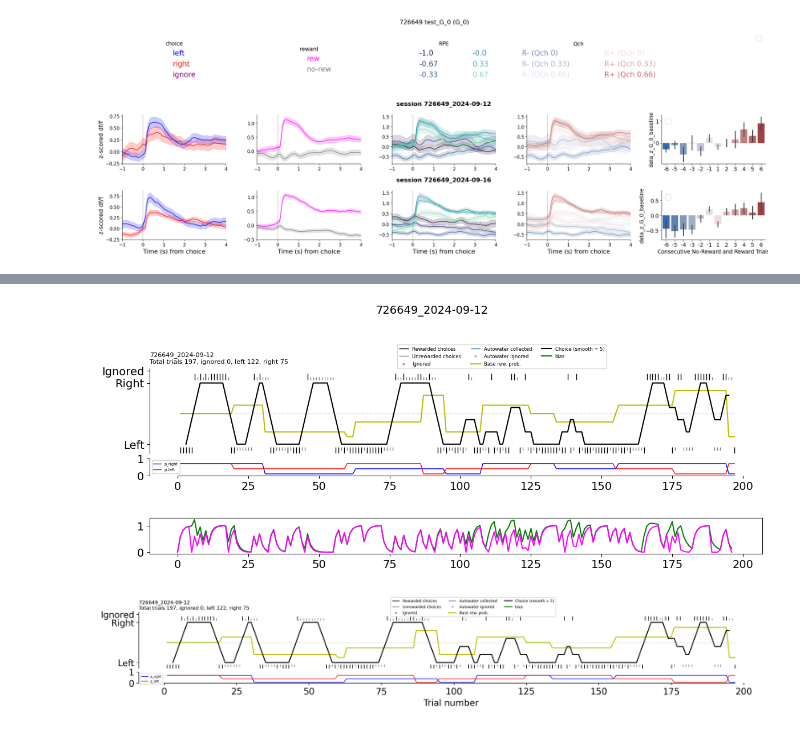
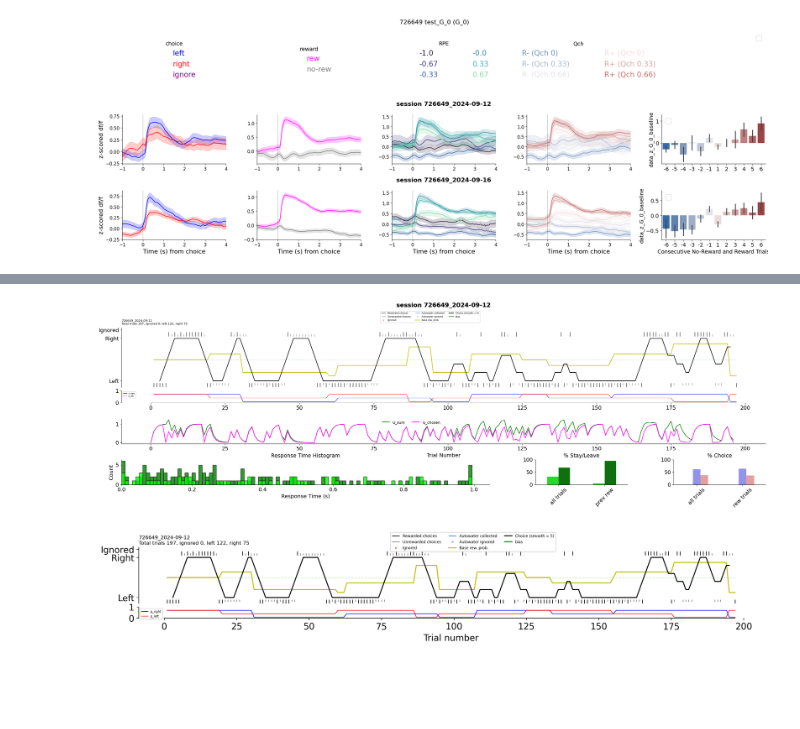
Before and after one commit to rachelstephlee/rachel-grouped-aind-analysis-wrapper, a Jupyter notebook: code/analysis_wrapper/test_plots.ipynb, the cells around one changed output, grey strips where cells are left out. Saved outputs shown, nothing was run; the diff lists cells and outputs as text; code cells hidden in the pictures; blank space fills up the shorter version.

Commit message:
got behavior plots working (then ran out of memory)

```diff
--- a/code/analysis_wrapper/test_plots.ipynb
+++ b/code/analysis_wrapper/test_plots.ipynb
@@ -199,5 +206,15 @@ am i being called twice?
 # %%
 reload(summary_plots)
+nwb = nwbs_by_week[0][0]
+fig = plt.figure(figsize=(5 * 5, 8))
+outer = GridSpec(1, 1, figure=fig)
 
-summary_plots.plot_per_channel_behavior_data(nwbs_by_week[0][0], loc=None)
+inner = GridSpecFromSubplotSpec(4, 5,subplot_spec=outer[0], height_ratios=[0.1, 3, 1, 1], wspace = 0.5, hspace = 0.5)
+title_ax = fig.add_subplot(inner[0, :])
+title_ax.axis('off')
+title_ax.set_title(f"{nwb}", fontsize=16, fontweight='bold')
+
+
+summary_plots.plot_per_sess_behavior_data(nwbs_by_week[0][0], fig, panels = inner)
+fig.tight_layout()
 # %% [output]
@@ -205,4 +222,4 @@ ValueError: 'Upper Left' is not a valid value for loc; supported values are 'bes
-[figure, old version]
+[figure, new version]
 # %%
 
 pb.plot_foraging_session_nwb(nwbs_by_week[0][0])
```
Also changed, not shown: parts of 2 cells of this notebook, 2 other files.
